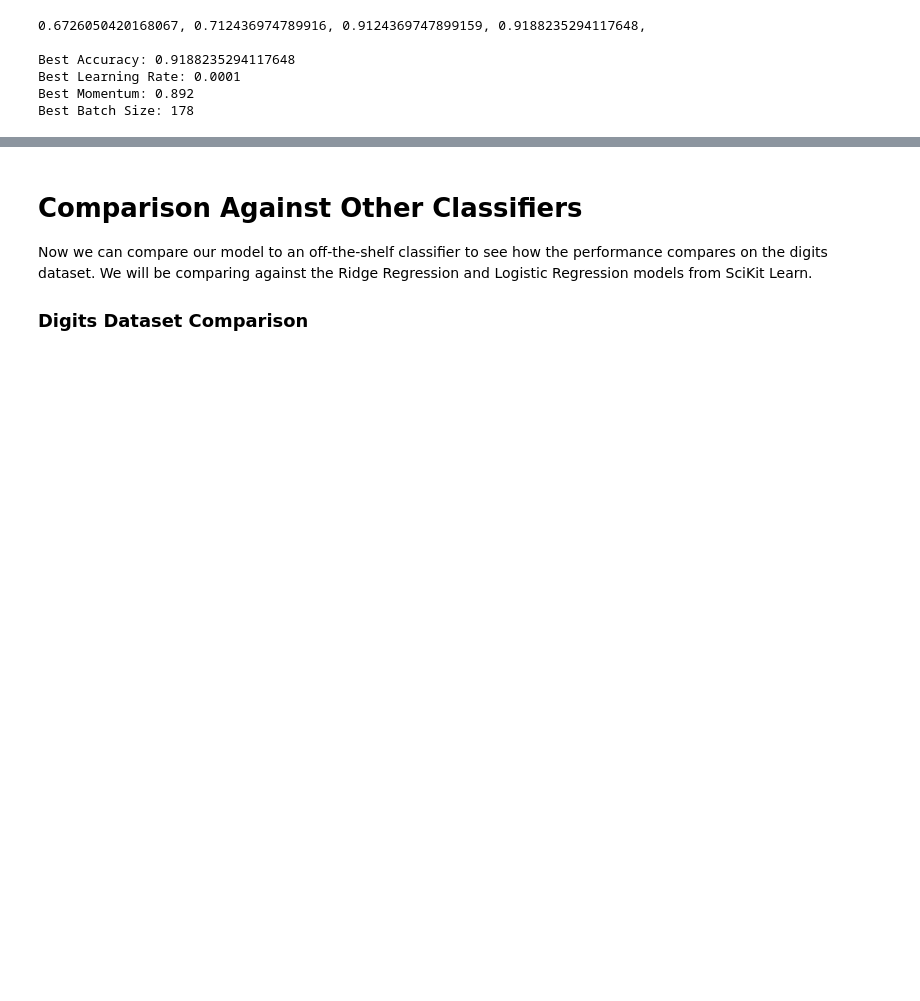
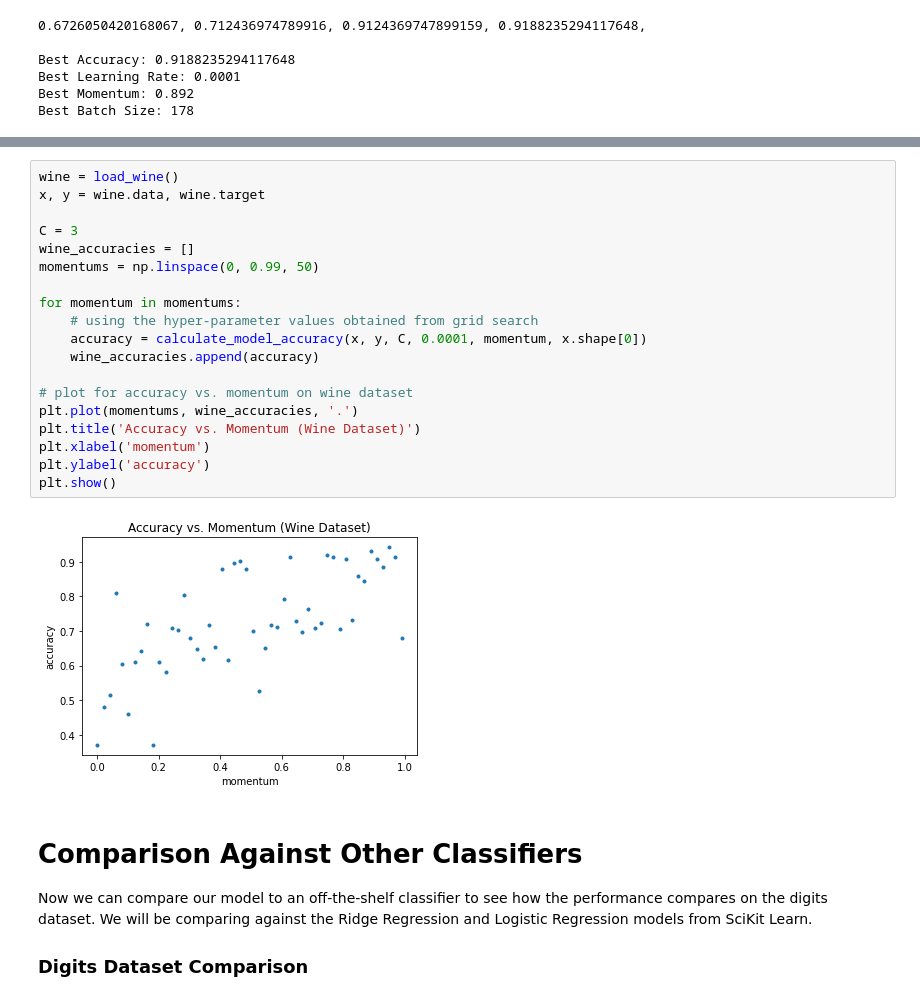
Before and after one commit to PaulHooley/ML_P2, a Jupyter notebook: SoftmaxRegression.ipynb, the cells around one changed output, grey strips where cells are left out. Saved outputs shown, nothing was run; the diff lists cells and outputs as text; blank space fills up the shorter version.

```diff
--- a/SoftmaxRegression.ipynb
+++ b/SoftmaxRegression.ipynb
@@ -259,3 +296,24 @@ Best Batch Size: 178
+# %%
+wine = load_wine()
+x, y = wine.data, wine.target
+
+C = 3
+wine_accuracies = []
+momentums = np.linspace(0, 0.99, 50)
+
+for momentum in momentums:
+    # using the hyper-parameter values obtained from grid search
+    accuracy = calculate_model_accuracy(x, y, C, 0.0001, momentum, x.shape[0])
+    wine_accuracies.append(accuracy)
+
+# plot for accuracy vs. momentum on wine dataset
+plt.plot(momentums, wine_accuracies, '.')
+plt.title('Accuracy vs. Momentum (Wine Dataset)')
+plt.xlabel('momentum')
+plt.ylabel('accuracy')
+plt.show()
+# %% [output]
+[figure, added]
 # %% [markdown]
 # Comparison Against Other Classifiers
 
```
Also changed, not shown: parts of 5 cells of this notebook, 1 other file.
